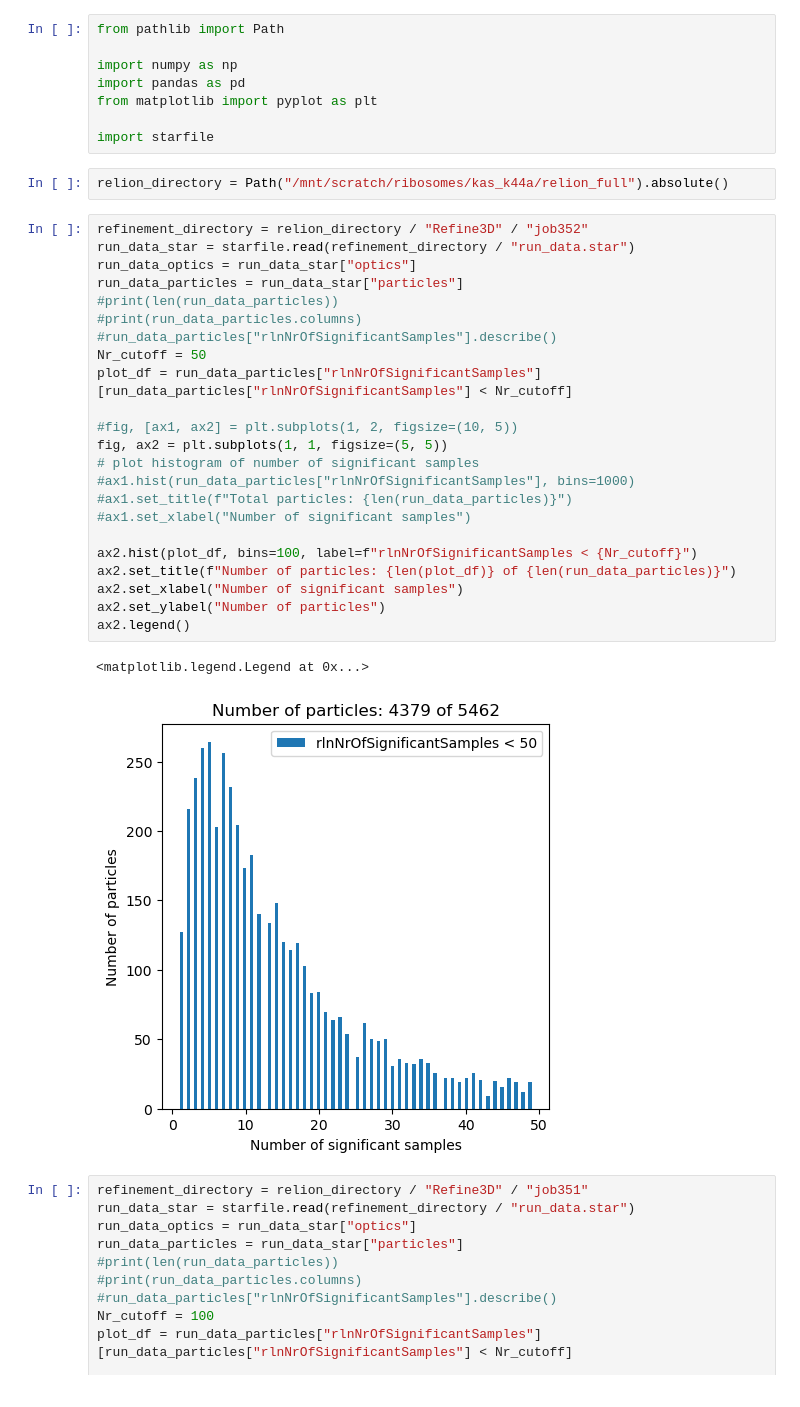
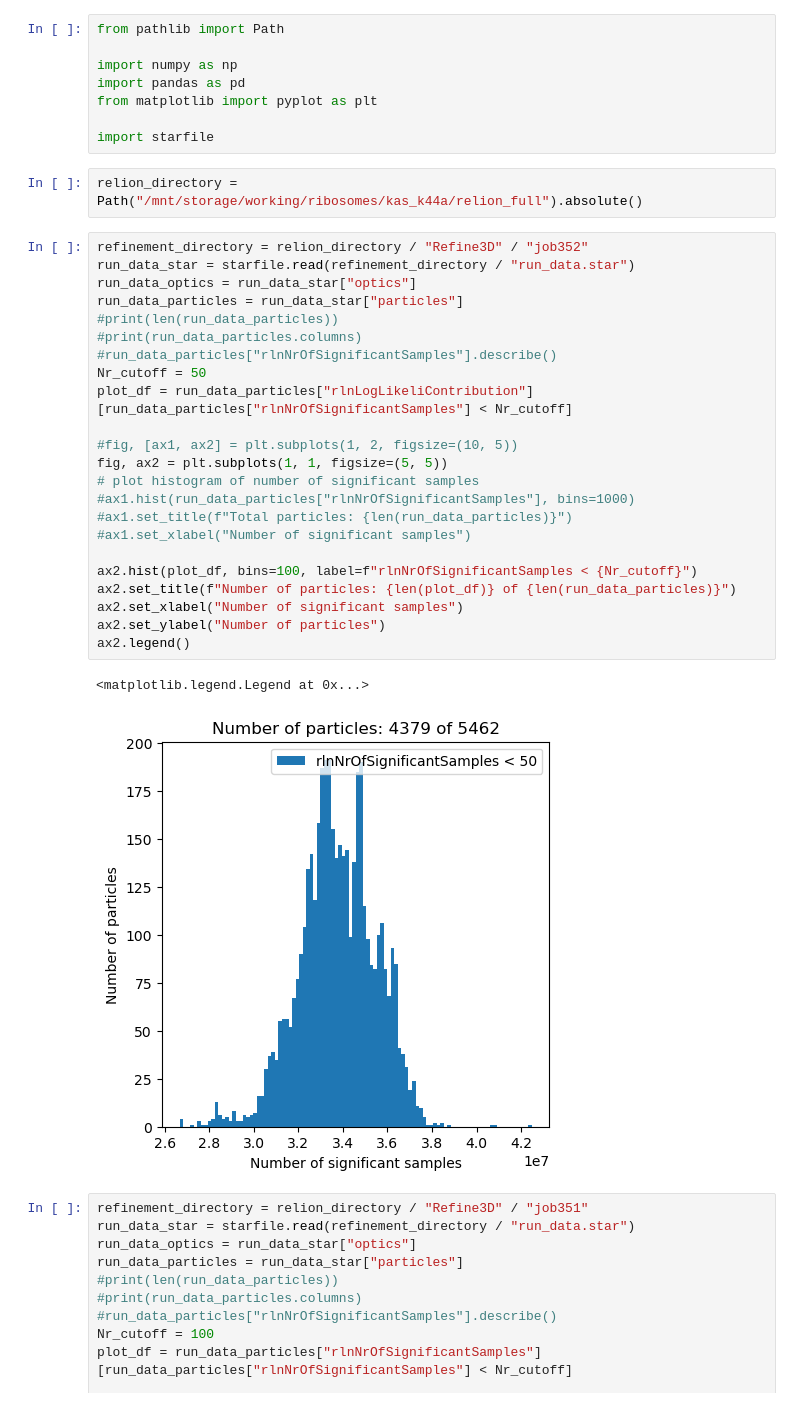
Before and after one commit to dmichalak/sta-pipeline, a Jupyter notebook: analysis_scripts/analyze_refinement.ipynb, the cells around one changed output. Cells and saved outputs as stored; diff of their text form.

```diff
--- a/analysis_scripts/analyze_refinement.ipynb
+++ b/analysis_scripts/analyze_refinement.ipynb
@@ -7,33 +7,33 @@ from matplotlib import pyplot as plt
 
 import starfile
 # %%
-relion_directory = Path("/mnt/scratch/ribosomes/kas_k44a/relion_full").absolute()
+relion_directory = Path("/mnt/storage/working/ribosomes/kas_k44a/relion_full").absolute()
 # %%
 refinement_directory = relion_directory / "Refine3D" / "job352"
 run_data_star = starfile.read(refinement_directory / "run_data.star")
 run_data_optics = run_data_star["optics"]
 run_data_particles = run_data_star["particles"]
 #print(len(run_data_particles))
 #print(run_data_particles.columns)
 #run_data_particles["rlnNrOfSignificantSamples"].describe()
 Nr_cutoff = 50
-plot_df = run_data_particles["rlnNrOfSignificantSamples"][run_data_particles["rlnNrOfSignificantSamples"] < Nr_cutoff]
+plot_df = run_data_particles["rlnLogLikeliContribution"][run_data_particles["rlnNrOfSignificantSamples"] < Nr_cutoff]
 
 #fig, [ax1, ax2] = plt.subplots(1, 2, figsize=(10, 5))
 fig, ax2 = plt.subplots(1, 1, figsize=(5, 5))
 # plot histogram of number of significant samples
 #ax1.hist(run_data_particles["rlnNrOfSignificantSamples"], bins=1000)
 #ax1.set_title(f"Total particles: {len(run_data_particles)}")
 #ax1.set_xlabel("Number of significant samples")
 
 ax2.hist(plot_df, bins=100, label=f"rlnNrOfSignificantSamples < {Nr_cutoff}")
 ax2.set_title(f"Number of particles: {len(plot_df)} of {len(run_data_particles)}")
 ax2.set_xlabel("Number of significant samples")
 ax2.set_ylabel("Number of particles")
 ax2.legend()
 # %% [output]
 <matplotlib.legend.Legend at 0x...>
-[figure, old version]
+[figure, new version]
 # %%
 refinement_directory = relion_directory / "Refine3D" / "job351"
 run_data_star = starfile.read(refinement_directory / "run_data.star")
```
Also changed, not shown: parts of 7 cells of this notebook.
